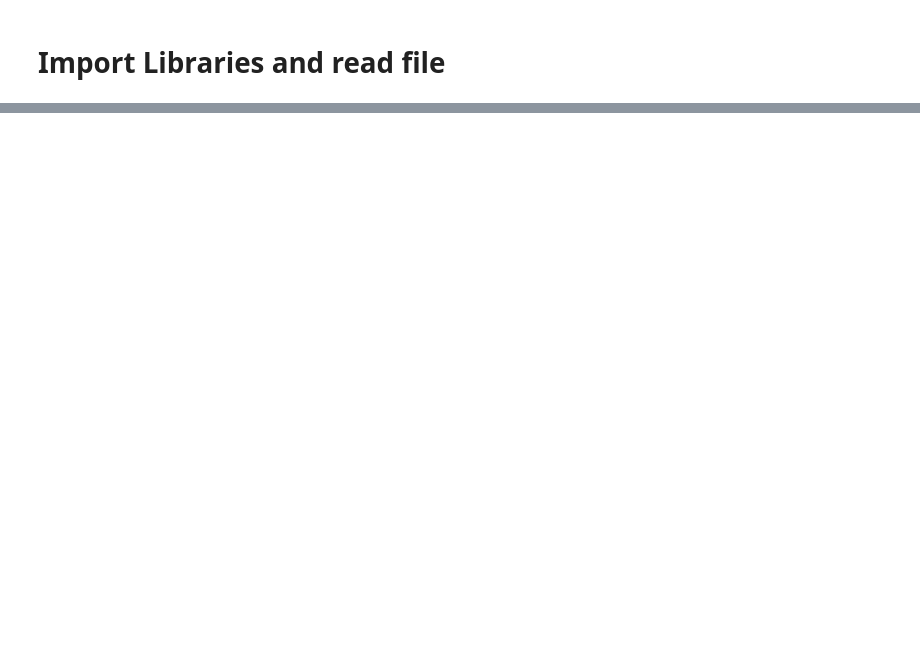
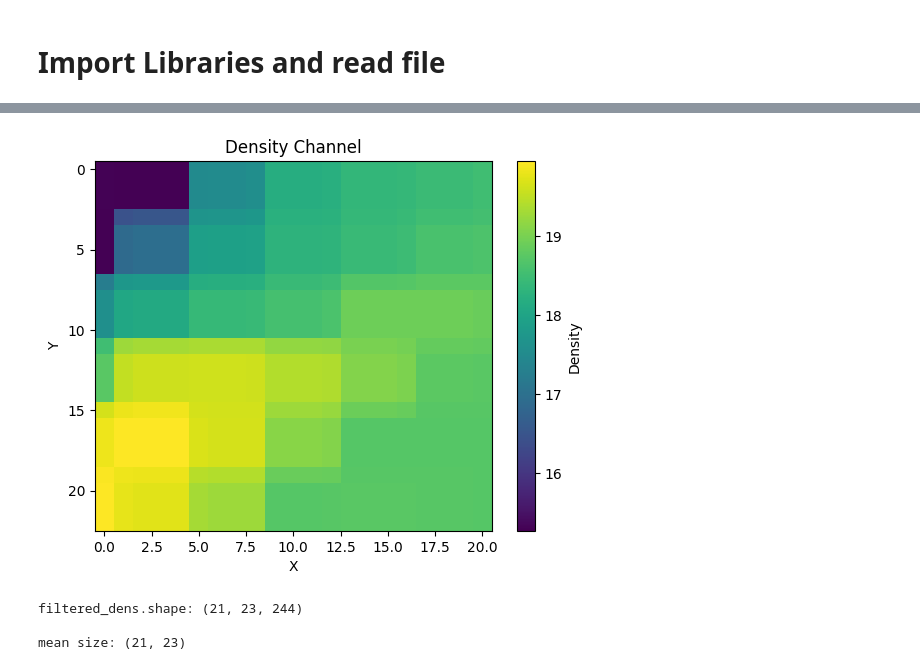
Before and after one commit to Joycelyn-Chen/AstroSegTrack, a Jupyter notebook: analysis/V_LoS_channel_map.ipynb, the cells around one changed output, grey strips where cells are left out. Cells and saved outputs as stored; diff of their text form; code cells hidden in the pictures; blank space fills up the shorter version.

Commit message:
completed channel map in python notebook

```diff
--- a/analysis/V_LoS_channel_map.ipynb
+++ b/analysis/V_LoS_channel_map.ipynb
@@ -27,0 +49,18 @@ Error:
+# %%
+def get_velz_dens(x_range, y_range, z_range):
+    # read a 3D grid of velz and density array
+    velz = obj["flash", "velz"][x_range[0] : x_range[1], y_range[0] : y_range[1], z_range[0] : z_range[1]].to('km/s').value
+    dens = obj["flash", "dens"][x_range[0] : x_range[1], y_range[0] : y_range[1], z_range[0] : z_range[1]].to('g/cm**3').value
+
+    print(f"obj.shape: {obj['flash', 'velz'].shape}")
+    print("x, y, z ranges: ", x_range, y_range, z_range)
+    print(f"velz.shape: {velz.shape}\tdens.shape: {dens.shape}\n\n")
+
+
+    dz = obj['flash', 'dz'][x_range[0] : x_range[1], y_range[0] : y_range[1], z_range[0] : z_range[1]].to('cm').value
+    mp = yt.physical_constants.mp.value # proton mass
+
+    # calculate the density as column density
+    coldens = dens * dz / (1.4 * mp)
+
+    return velz, coldens
@@ -27,0 +84,32 @@ Error:
+# %%
+# Check if the region is actually what we wanted
+
+fig, ax = plt.subplots()
+im = ax.imshow(np.log10(new_dens[:, :, 122].T[::-1]), cmap='viridis', aspect='auto')
+fig.colorbar(im, label='Density')
+plt.title('Density Channel')
+plt.xlabel('X')
+plt.ylabel('Y')
+# fig.savefig('channel_maps/dens.png')
+plt.show()
+# %% [output]
+[figure, added]
+# %%
+# convert velz and dens to numpy array
+velz_np = np.array(new_velz)
+dens_np = np.array(new_dens)
+
+
+# Filter the velz and dens arrays
+velz_range = (2.5, 2.75) #(2.5, 2.75), (3.1, 3.5), (4.5, 4.9)
+mask = (velz_np >= velz_range[0]) & (velz_np <= velz_range[1])
+filtered_dens = np.where(mask, dens_np, 1) #dens_np[mask]
+
+print(f"filtered_dens.shape: {filtered_dens.shape}\n")
+
+mean_filtered_dens = np.nanmean(filtered_dens, axis=-1)
+print(f"mean size: {mean_filtered_dens.shape}")
+# %% [output]
+filtered_dens.shape: (21, 23, 244)
+
+mean size: (21, 23)
```
Also changed, not shown: parts of 7 cells of this notebook, 2 other files.
